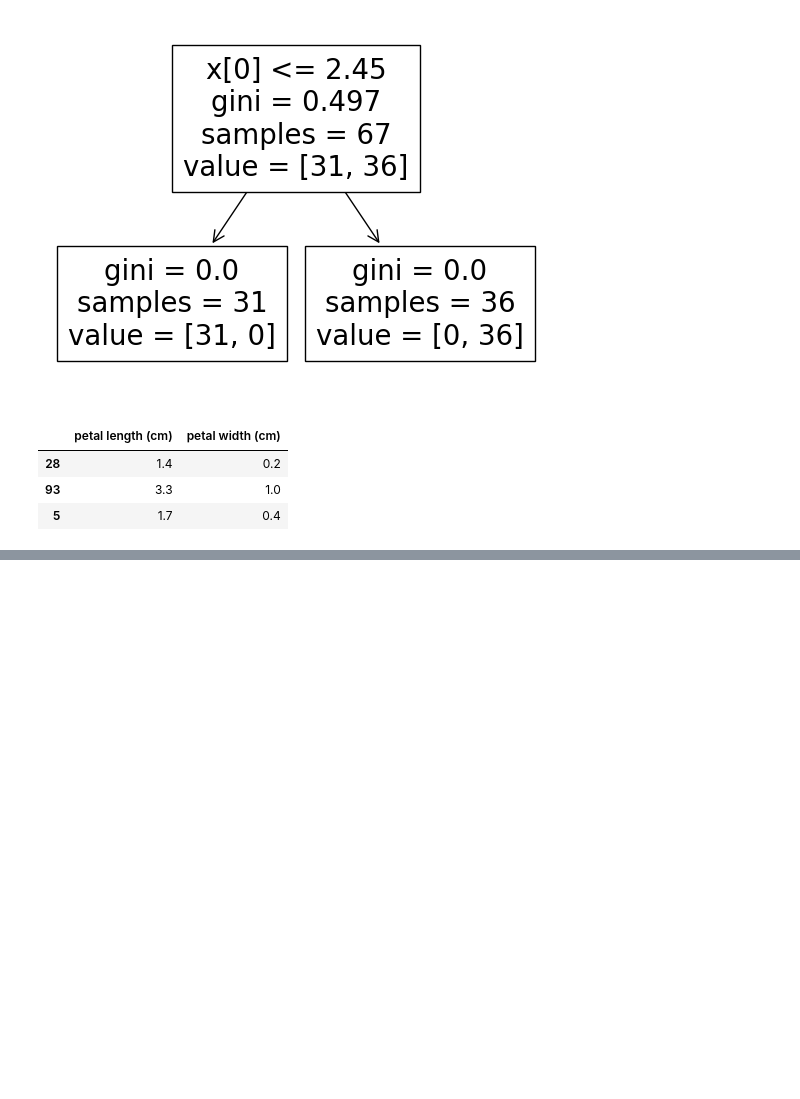
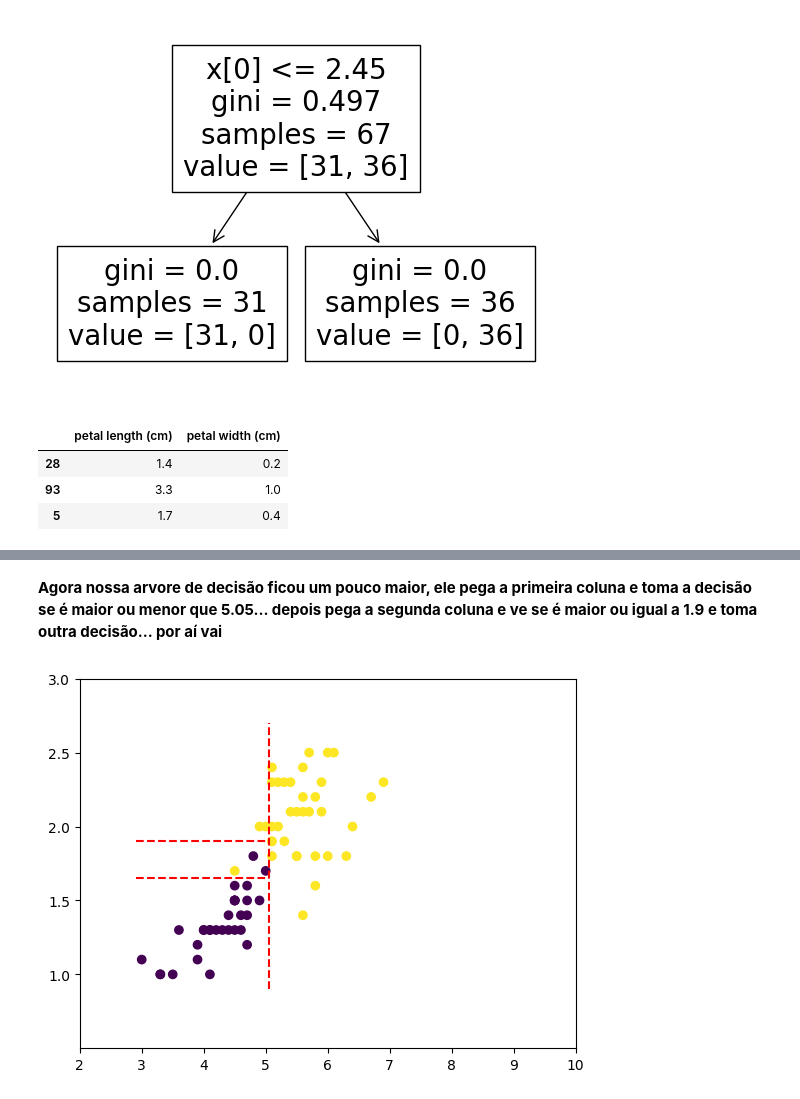
Before and after one commit to Gustavocaris/Data_Science, a Jupyter notebook: 06_Machine_Learning/Algoritmos_de_aprendizado/01-arvore_de_decisão.ipynb, the cells around one changed output, grey strips where cells are left out. Drawn from its saved outputs; the diff is of its cells as text; code cells hidden in the pictures; blank space fills up the shorter version.

```diff
--- a/06_Machine_Learning/Algoritmos_de_aprendizado/01-arvore_de_decisão.ipynb
+++ b/06_Machine_Learning/Algoritmos_de_aprendizado/01-arvore_de_decisão.ipynb
@@ -127,2 +183,21 @@ plt.show()
+# %% [markdown]
+**Agora nossa arvore de decisão ficou um pouco maior, ele pega a primeira coluna e toma a decisão se é maior ou menor que 5.05... depois pega a segunda coluna e ve se é maior ou igual a 1.9 e toma outra decisão... por aí vai**
 # %%
 # Fazendo o train_test_split
+fig, ax = plt.subplots()
+
+ax.scatter(X_train['petal length (cm)'], X_train['petal width (cm)'],c=y_train)
+
+
+# Vizualizando as decisões
+ax.plot([5.05, 5.05], [0.9,2.7], '--r')
+ax.plot([2.9, 5.05], [1.9,1.9] , '--r')
+ax.plot([2.9, 5.05], [1.65,1.65] , '--r')
+ax.plot([4.65, 4.65], [1.65,1.9] , '--r')
+
+ax.set(xlim=(2, 8), xticks=(2,3, 4,5, 6,7, 8,9, 10),
+       ylim=(0.5, 2.5), yticks=[1,1.5, 2, 2.5, 3])
+
+plt.show()
+# %% [output]
+[figure, added]
```
Also changed, not shown: parts of 23 cells of this notebook.
